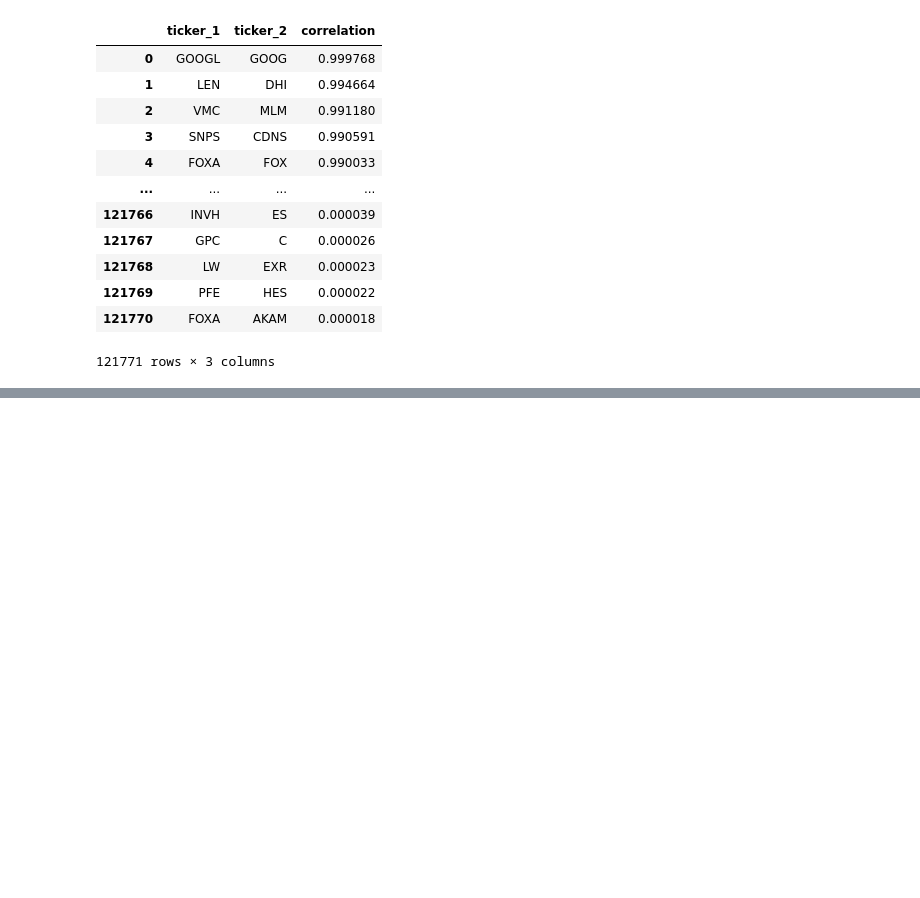
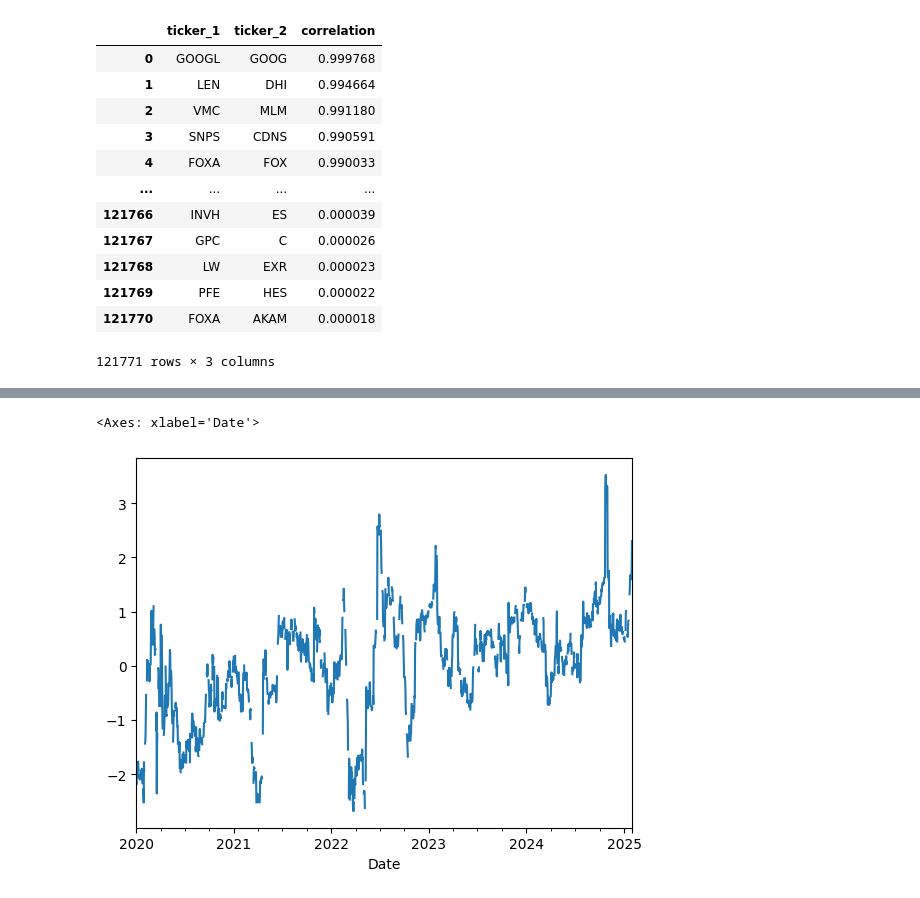
Before and after one commit to elaxius/AI-trader, a Jupyter notebook: dataPrep.ipynb, the cells around one changed output, grey strips where cells are left out. Drawn from its saved outputs; the diff is of its cells as text; code cells hidden in the pictures; blank space fills up the shorter version.

```diff
--- a/dataPrep.ipynb
+++ b/dataPrep.ipynb
@@ -358,0 +365,9 @@ plot_dual_axis(df, "KMI", "CDW")  # Pass any two tickers
+# %%
+def calculate_residuals(series_y, series_x, beta):
+
+
+    residuals = series_y / (beta * series_x) - 1
+    mean = residuals.mean()
+    std = residuals.std()
+    residuals_std = (residuals - mean) / std
+    return residuals, residuals_std, mean, std
@@ -358,0 +423,5 @@ plot_dual_axis(df, "KMI", "CDW")  # Pass any two tickers
+# %%
+calculate_residuals(df['MO'], df['PM'],2.2562831761575657)[1].plot()
+# %% [output]
+<Axes: xlabel='Date'>
+[figure, added]
```
Also changed, not shown: parts of 29 cells of this notebook, 12 other files.
